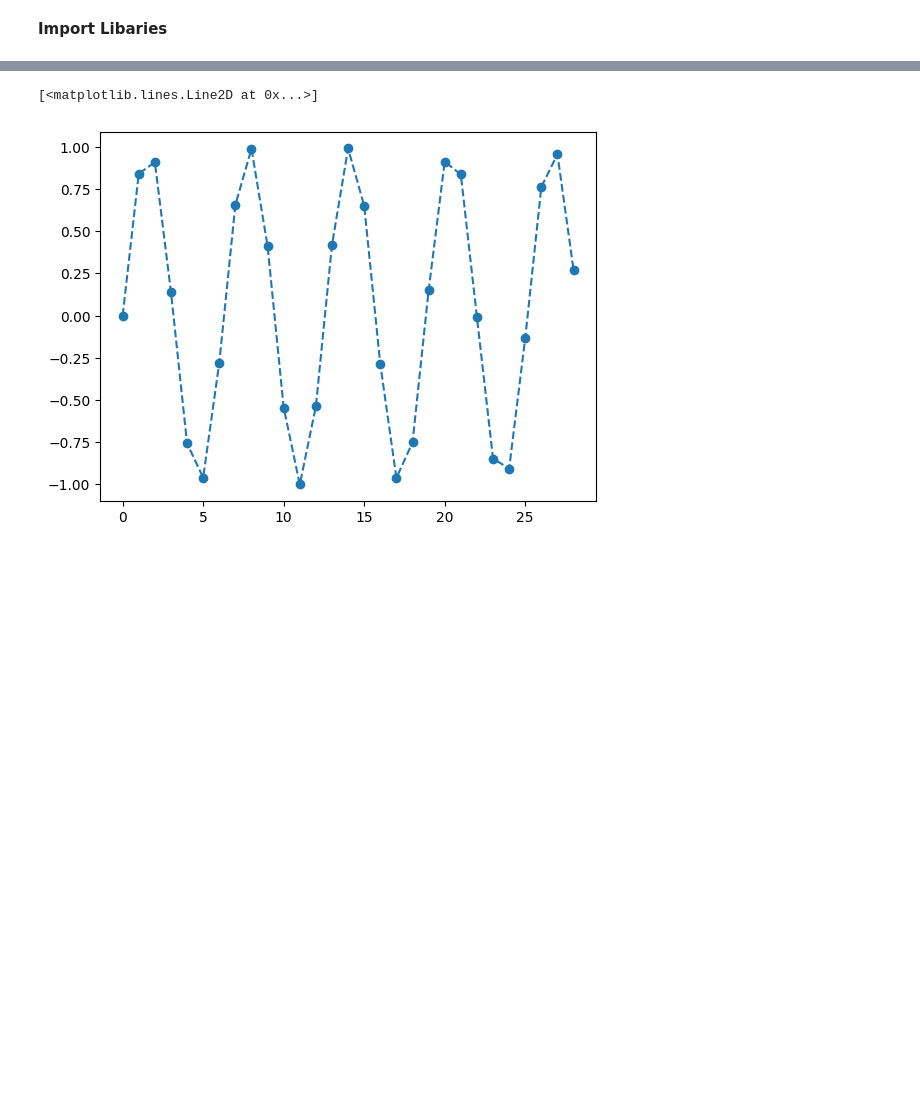
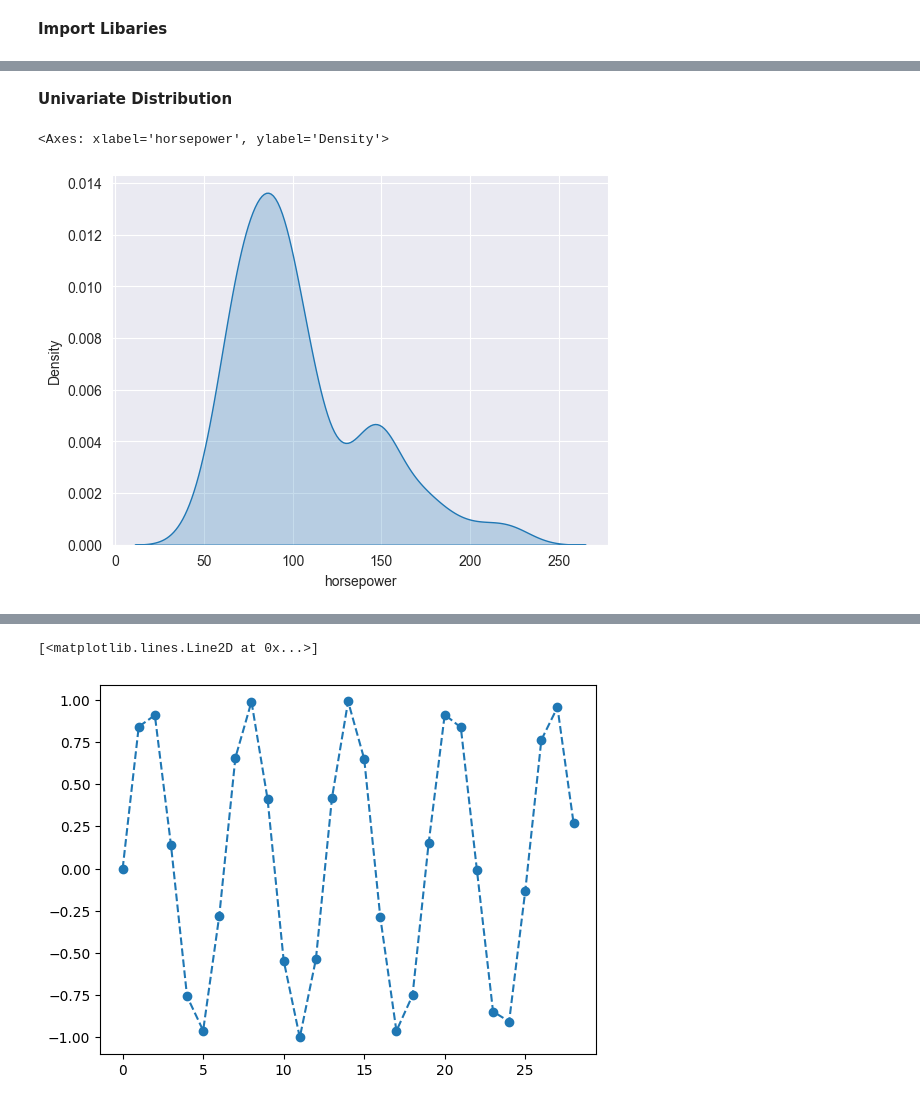
Before and after one commit to daaanishhh002/Graphing-with-Python, a Jupyter notebook: graphing.ipynb, the cells around one changed output, grey strips where cells are left out. Saved outputs shown, nothing was run; the diff lists cells and outputs as text; code cells hidden in the pictures; blank space fills up the shorter version.

```diff
--- a/graphing.ipynb
+++ b/graphing.ipynb
@@ -4,3 +4,5 @@
 import numpy as np
 import matplotlib.pyplot as plt
 import seaborn as sns
+
+sns.set_style('darkgrid')
@@ -6,0 +43,3 @@ import seaborn as sns
+# %%
+cars = sns.load_dataset('mpg').dropna()
+cars.shape
@@ -6,0 +57,8 @@ import seaborn as sns
+# %% [markdown]
+**Univariate Distribution**
+# %%
+sns.kdeplot(cars.horsepower,
+            fill=True)
+# %% [output]
+<Axes: xlabel='horsepower', ylabel='Density'>
+[figure, added]
```
Also changed, not shown: parts of 14 cells of this notebook.
